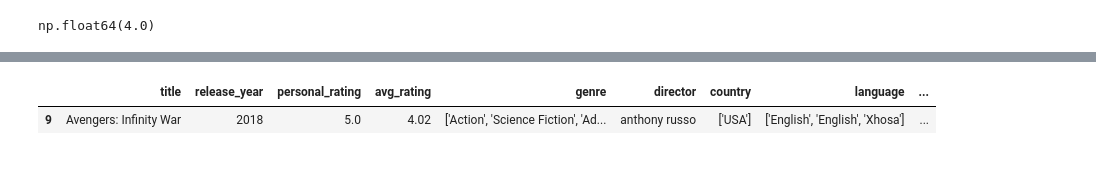
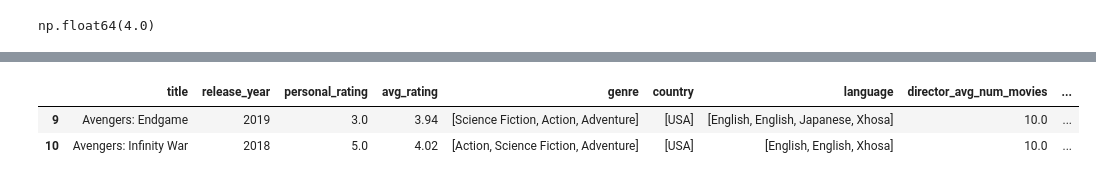
Before and after one commit to Bronzemarkian/ML_movie_project, a Jupyter notebook: ml_model.ipynb, the cells around one changed output, grey strips where cells are left out. Saved outputs shown, nothing was run; the diff lists cells and outputs as text; code cells hidden in the pictures.

```diff
--- a/ml_model.ipynb
+++ b/ml_model.ipynb
@@ -54,7 +140,7 @@ preprocess = ColumnTransformer(
 # %% [markdown]
 # Make training and unseen data correct format! So finalize presentation of datasets
 # %%
-df = pd.read_csv('all_data.csv')
+df = pd.read_csv('initial_dframe_direc_stats.csv')
 df.head(2)
 # %% [output]
 |  | title | release_year | personal_rating | avg_rating | genre | country | language | director_avg_num_movies | ... |
@@ -63,4 +149,4 @@ df.head(2)
 # %%
-df_unseen = pd.read_csv('unseen_movies.csv')
+df_unseen = pd.read_csv('unseen_movies_direc_stats.csv')
 df_unseen.head(2)
 # %% [output]
@@ -165,6 +234,6 @@ df2.sort_values('num', ascending=False)
 72 rows × 3 columns
 # %%
-mean_map = df2.set_index('director')['mean_rating']
-df['avg_personal_director_rating'] = df['director'].map(mean_map)
-df.sort_values('avg_personal_director_rating', ascending=False).head()
+mean_map = df2.set_index('director1')['mean_rating']
+df['avg_personal_director_rating'] = df['director1'].map(mean_map)
+df.sort_values('avg_personal_director_rating', ascending=False).head(10)
 # %% [output]
@@ -177,5 +251,6 @@ df.sort_values('avg_personal_director_rating', ascending=False).head()
 # %%
-df[df['director'] == 'anthony russo']
+df[df['director2'] == 'anthony russo']
 # %% [output]
-|  | title | release_year | personal_rating | avg_rating | genre | director | country | language | ... |
-| 9 | Avengers: Infinity War | 2018 | 5.0 | 4.02 | ['Action', 'Science Fiction', 'Ad... | anthony russo | ['USA'] | ['English', 'English', 'Xhosa'] | ... |
+|  | title | release_year | personal_rating | avg_rating | genre | country | language | director_avg_num_movies | ... |
+| 9 | Avengers: Endgame | 2019 | 3.0 | 3.94 | [Science Fiction, Action, Adventure] | [USA] | [English, English, Japanese, Xhosa] | 10.0 | ... |
+| 10 | Avengers: Infinity War | 2018 | 5.0 | 4.02 | [Action, Science Fiction, Adventure] | [USA] | [English, English, Xhosa] | 10.0 | ... |
```
Also changed, not shown: parts of 17 cells of this notebook.
